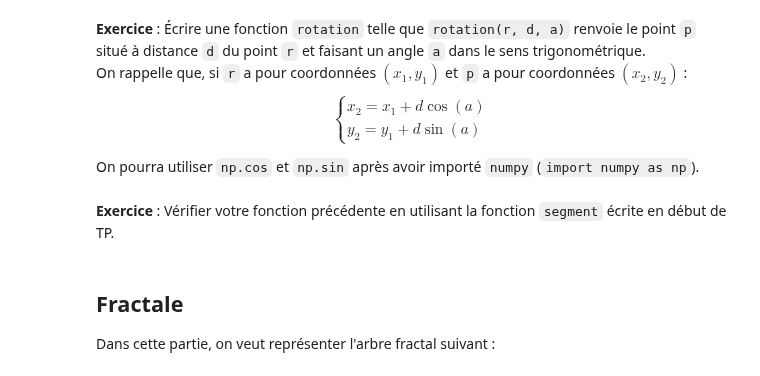
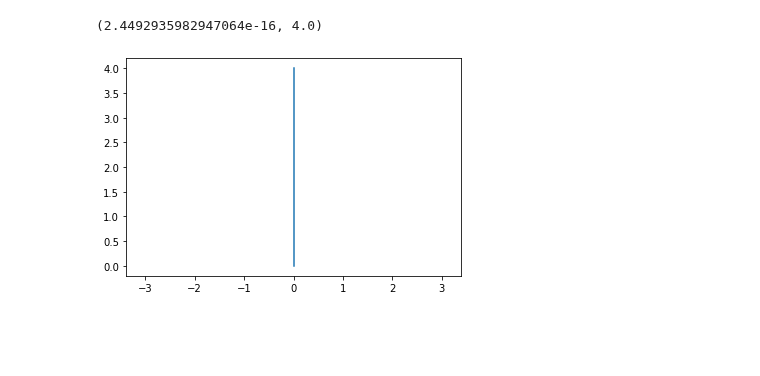
Before and after one commit to cpge-itc/itc1, a Jupyter notebook: files/2_tp_semestre1/6_fractales.ipynb, the cells around one changed output. Cells and saved outputs as stored; diff of their text form; code cells hidden in the pictures; blank space fills up the shorter version.

```diff
--- a/files/2_tp_semestre1/6_fractales.ipynb
+++ b/files/2_tp_semestre1/6_fractales.ipynb
@@ -60,17 +21,13 @@ plt.plot(X, Y);
-# %% [markdown]
-**Exercice** : Écrire une fonction `rotation` telle que `rotation(r, d, a)` renvoie le point `p` situé à distance `d` du point `r` et faisant un angle `a` dans le sens trigonométrique.
-On rappelle que, si `r` a pour coordonnées $(x_1, y_1)$ et `p` a pour coordonnées $(x_2, y_2)$ :
-$$\begin{equation}
-    \begin{cases}
-      x_2 = x_1 + d \cos(a)\\
-      y_2 = y_1 + d \sin(a)
-    \end{cases}
-\end{equation}$$
-
-On pourra utiliser `np.cos` et `np.sin` après avoir importé `numpy` (`import numpy as np`).
-# %% [markdown]
-**Exercice** : Vérifier votre fonction précédente en utilisant la fonction `segment` écrite en début de TP.
-# %% [markdown]
-## Fractale
-
-Dans cette partie, on veut représenter l'arbre fractal suivant :
+# %%
+import numpy as np
+def rotation(r,d,a):
+    x1,y1=r
+    x2=x1+d*(np.cos(a))
+    y2=y1+d*(np.sin(a))
+    plt.plot((x1,x2),(y1,y2))
+    plt.axis("equal")
+    return (x2,y2)
+rotation((0,0),4,np.pi/2) #tracé du point de coordonnées (0,4)
+# %% [output]
+(2.4492935982947064e-16, 4.0)
+[figure, added]
```
Also changed, not shown: parts of 24 cells of this notebook.
